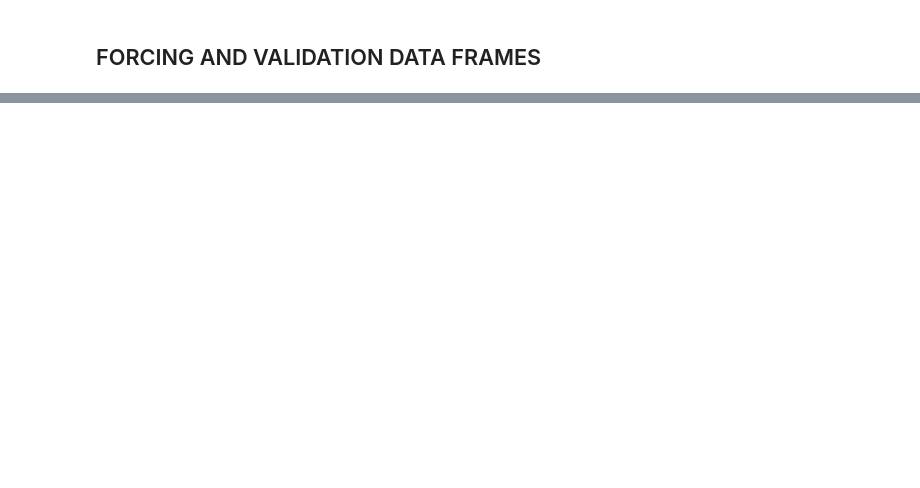
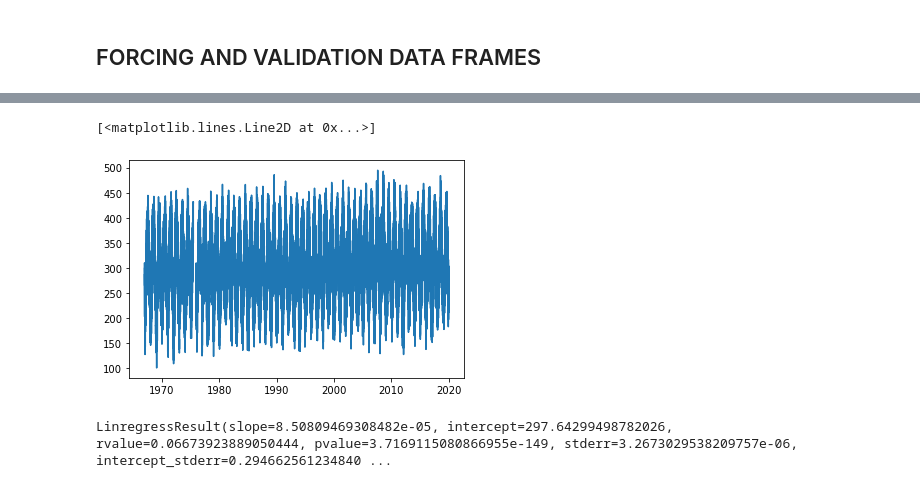
Before and after one commit to MrKozelberg/rihmi_wdc, a Jupyter notebook: source/forcing_and_validation.ipynb, the cells around one changed output, grey strips where cells are left out. Drawn from its saved outputs; the diff is of its cells as text; code cells hidden in the pictures; blank space fills up the shorter version.

```diff
--- a/source/forcing_and_validation.ipynb
+++ b/source/forcing_and_validation.ipynb
@@ -595,0 +589,12 @@ for col in a.columns[1:]:
+# %%
+_datetime = a['GMT datetime'].to_numpy()
+_rlds = a['Downward long-wave radiation (W/m^2)'].to_numpy()
+plt.plot(_datetime, _rlds)
+# %% [output]
+[<matplotlib.lines.Line2D at 0x...>]
+[figure, added]
+# %%
+from scipy import stats
+linreg = stats.linregress(np.arange(len(_rlds))[~np.isnan(_rlds)], _rlds[~np.isnan(_rlds)])
+# %% [output]
+LinregressResult(slope=8.50809469308482e-05, intercept=297.64299498782026, rvalue=0.06673923889050444, pvalue=3.7169115080866955e-149, stderr=3.2673029538209757e-06, intercept_stderr=0.294662561234840 ...
```
Also changed, not shown: parts of 17 cells of this notebook, 1 other file.
